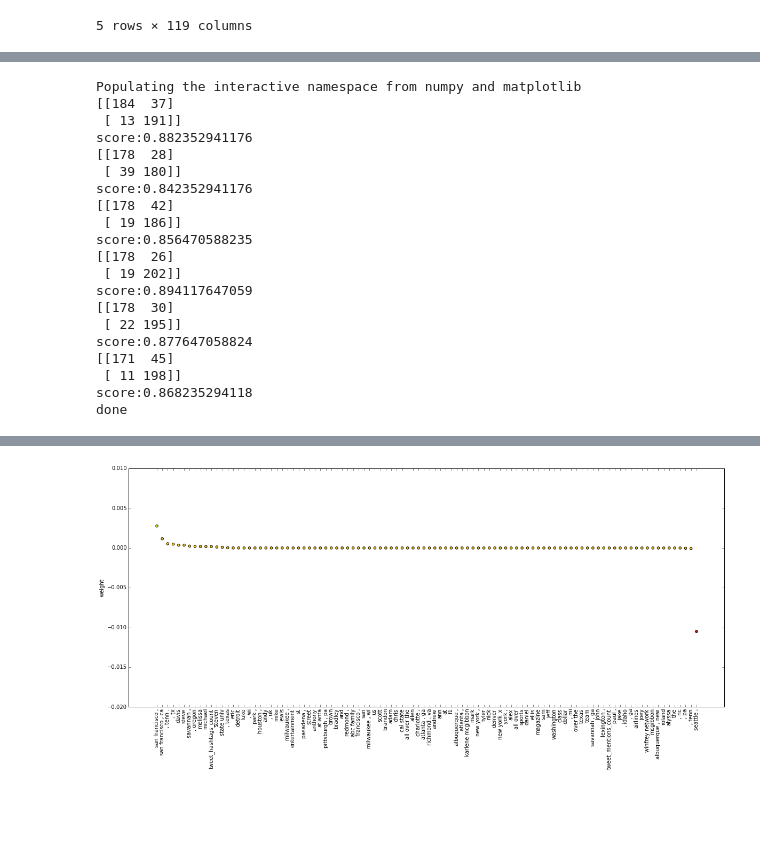
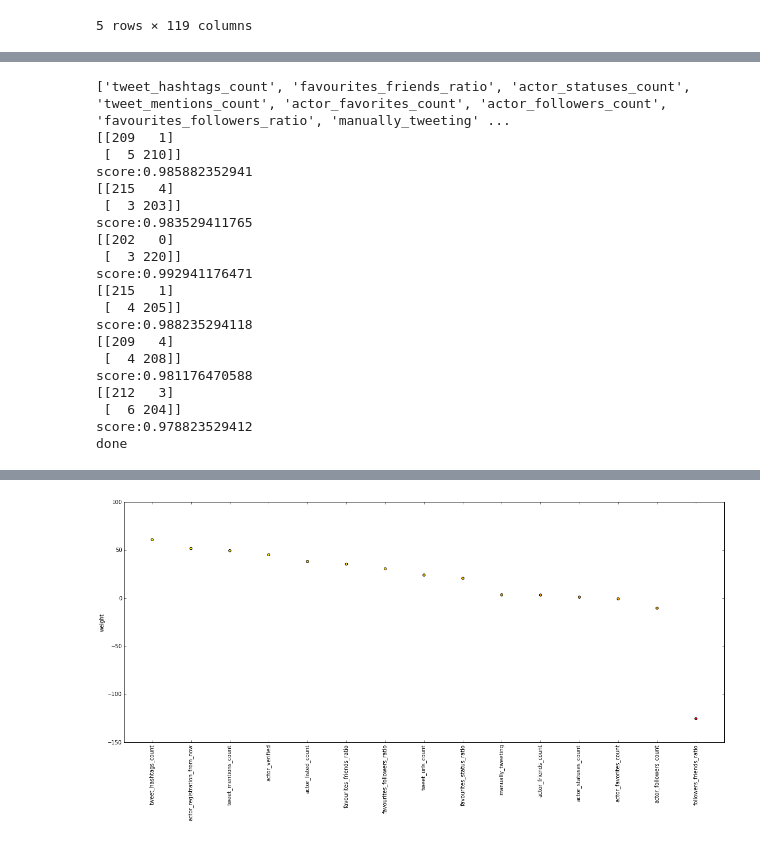
Before and after one commit to encorealerts/ipython-experiments, a Jupyter notebook: user_classification/User Segmentation Trainner.ipynb, the cells around one changed output, grey strips where cells are left out. Drawn from its saved outputs; the diff is of its cells as text; code cells hidden in the pictures; blank space fills up the shorter version.

Commit message:
improved: Improved plotting and parametrization

```diff
--- a/user_classification/User Segmentation Trainner.ipynb
+++ b/user_classification/User Segmentation Trainner.ipynb
@@ -129,7 +139,7 @@ locations_df.head()
 | 4 | 0 | 0 | 0 | 0 | 0 | 0 | 0 | 1 | 0 | 0 | ... |
 5 rows × 119 columns
 # %%
-tweets_features = tweets[['actor_favorites_count',
+tweets_features_cols = ['actor_favorites_count',
                           'actor_followers_count',
                           'actor_friends_count',
                           'actor_listed_count',
@@ -143,8 +153,10 @@ tweets_features = tweets[['actor_favorites_count',
                           'followers_friends_ratio',
                           'favourites_friends_ratio',
                           'favourites_followers_ratio',
-                          'favourites_status_ratio'
-                          ]]
+                          'favourites_status_ratio',
+                          'actor_registration_from_now'
+                          ]
+tweets_features = tweets[tweets_features_cols]
 # %%
 print('tweets_features', len(tweets_features))
 print('locations_df', len(locations_df))
@@ -173,14 +185,20 @@ name_df 2550
+# %%
+###
+# Normalizing data, because some regression algorithms are sensitive to high values
+
+from sklearn import preprocessing
+
+cols_to_normalize = list(set(tweets_features_cols) - set(['class', 'actor_verified', 'manually_tweeting']))
+
+data[cols_to_normalize] = preprocessing.normalize(data[cols_to_normalize])
 # %%
 import matplotlib.pyplot as plt
 import numpy as np
 
 def plot_feature_scores(coef, vocab):
     figsize(20,8)
-    #clf is a sklearn classifier e.g. clf = LogisticRegression()
-    #vecotorizer is a sklearn vectorizer, e.g. vectorizer = TfidfVectorizer()
 
-    important = np.argsort(np.abs(coef))[-100:]
-    vocab = data.columns
+    important = np.argsort(np.abs(coef))[-50:]
     important_feature_names = np.array([vocab[idx] for idx in important])
     important_feature_values = coef[important]
     inds = np.argsort(important_feature_values)[::-1]
@@ -196,7 +214,6 @@ def plot_feature_scores(coef, vocab):
     plt.scatter(np.arange(len(important_feature_values)), important_feature_values, c=important_feature_values,marker="o", cmap=cm.autumn)
     print("done")
 # %%
-%pylab inline
 ### Cross-validation
 from sklearn.cross_validation import KFold
 import matplotlib.pyplot as plt
@@ -206,12 +223,13 @@ import numpy
 from sklearn import linear_model, datasets
 from sklearn.metrics import confusion_matrix
 
-cols = result.columns
+#cols = data.columns
+cols = data.columns[0:len(tweets_features_cols)]
+cols = list(set(cols) - set(['class']))
+print(cols)
 
 k_fold = KFold(n=len(data), n_folds=6, indices=False, shuffle=True)
 b_scores, svc_scores = [], []
-
-cols = cols - ['class']
 
 for train_indices, test_indices in k_fold:
   train = numpy.asarray(data[train_indices][cols])
@@ -221,37 +239,33 @@ for train_indices, test_indices in k_fold:
   test_y     = numpy.asarray(data[test_indices]['class'])
 
   logreg = linear_model.LogisticRegression(C=1e5)
+  logreg.fit(train, train_y)
 
-  # we create an instance of Neighbours Classifier and fit the data.
-  logreg.fit(train, train_y)
   pred_y = logreg.predict(test)
   print(confusion_matrix(test_y, pred_y))
   print('score:' + str(logreg.score(test, test_y)))
 
-
-
 clf = linear_model.LogisticRegression(C=1e5)
-  # we create an instance of Neighbours Classifier and fit the data.
 clf.fit(data[cols], data['class'])
-plot_feature_scores(clf.coef_.ravel(), data.columns)
+plot_feature_scores(clf.coef_.ravel(), cols)
 # %% [output]
-Populating the interactive namespace from numpy and matplotlib
-[[184  37]
- [ 13 191]]
-score:0.882352941176
-[[178  28]
- [ 39 180]]
-score:0.842352941176
-[[178  42]
- [ 19 186]]
-score:0.856470588235
-[[178  26]
- [ 19 202]]
-score:0.894117647059
-[[178  30]
- [ 22 195]]
-score:0.877647058824
-[[171  45]
- [ 11 198]]
-score:0.868235294118
+['tweet_hashtags_count', 'favourites_friends_ratio', 'actor_statuses_count', 'tweet_mentions_count', 'actor_favorites_count', 'actor_followers_count', 'favourites_followers_ratio', 'manually_tweeting' ...
+[[209   1]
+ [  5 210]]
+score:0.985882352941
+[[215   4]
+ [  3 203]]
+score:0.983529411765
+[[202   0]
+ [  3 220]]
+score:0.992941176471
+[[215   1]
+ [  4 205]]
+score:0.988235294118
+[[209   4]
+ [  4 208]]
+score:0.981176470588
+[[212   3]
+ [  6 204]]
+score:0.978823529412
 done
@@ -260,4 +272,4 @@ WARNING: pylab import has clobbered these variables: ['test', 'clf']
-[figure, old version]
+[figure, new version]
 # %%
 %matplotlib inline
 
```
Also changed, not shown: parts of 8 cells of this notebook.
